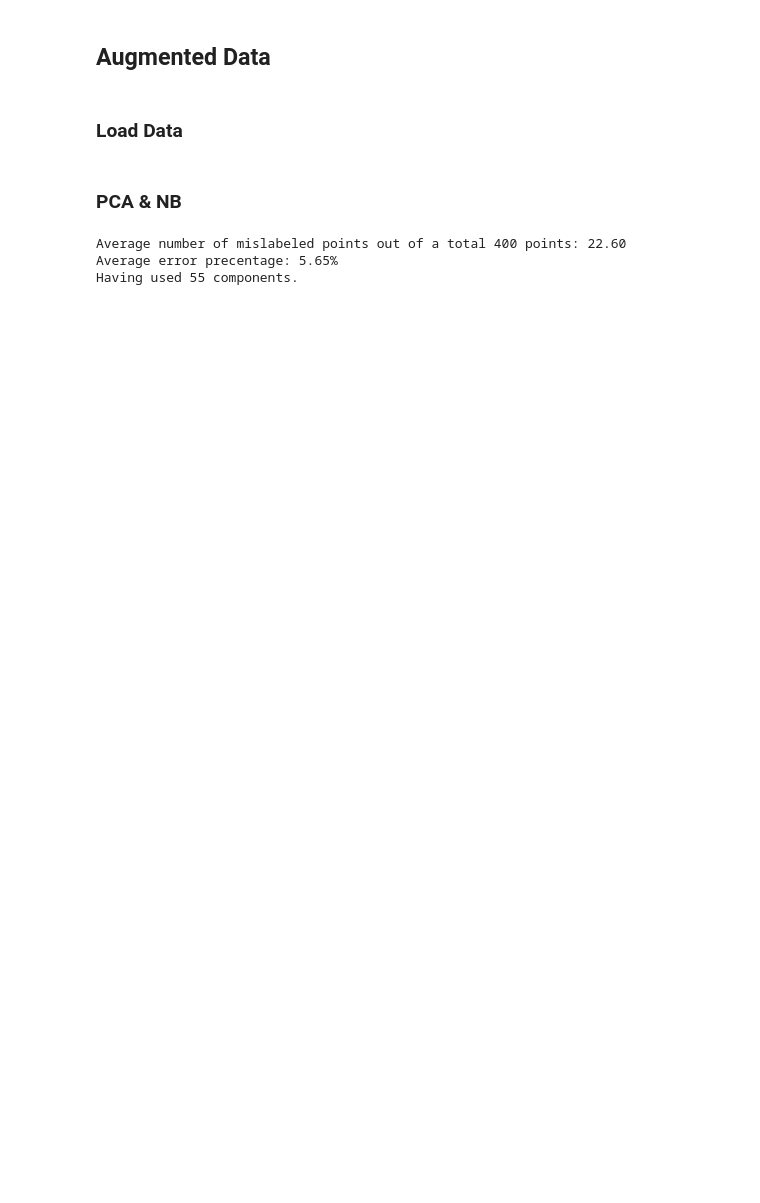
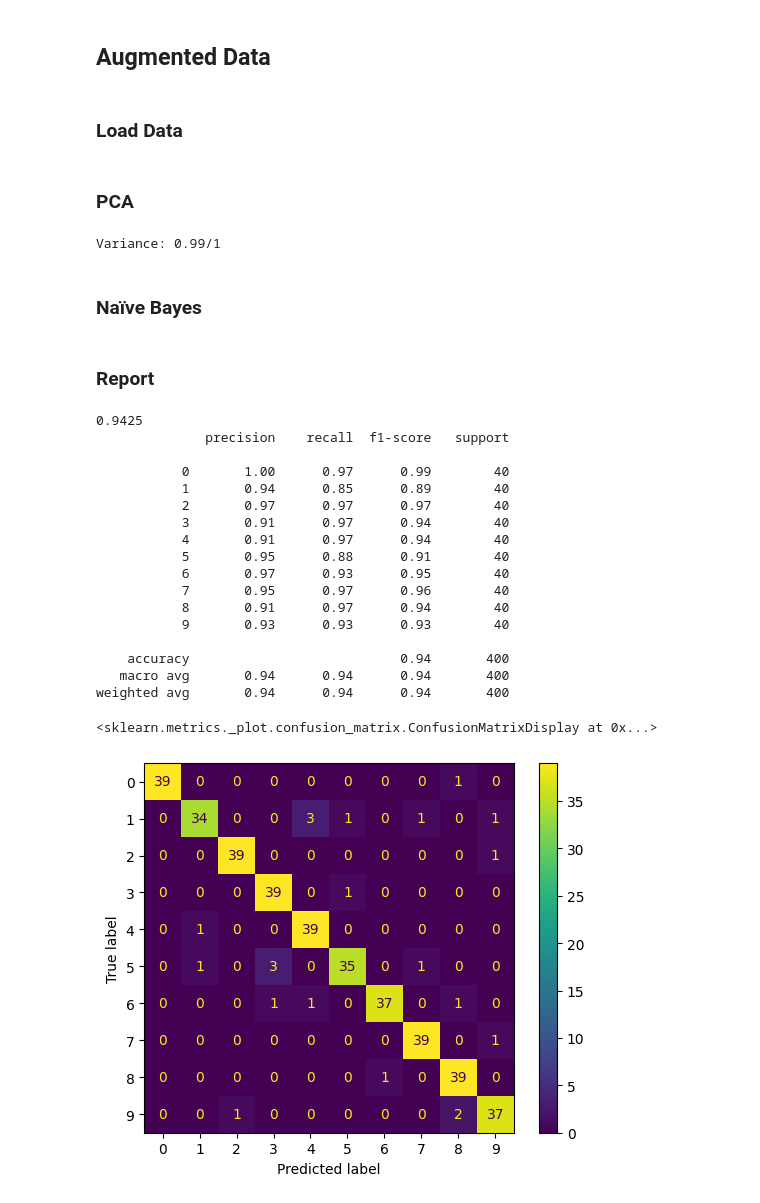
Before and after one commit to oyjuffer/FER-CNN, a Jupyter notebook: naive_bayes.ipynb, the cells around one changed output. Saved outputs shown, nothing was run; the diff lists cells and outputs as text; code cells hidden in the pictures; blank space fills up the shorter version.

```diff
--- a/naive_bayes.ipynb
+++ b/naive_bayes.ipynb
@@ -94,13 +120,45 @@ y_test = np.load("y_test_augmented.npy")
 
 X_train = X_train.reshape((X_train.shape[0], 240))
 # %% [markdown]
-### PCA & NB
+### PCA
-# %%
-misclassification, error, components  = optimized_NB(X_train, X_test, y_train, y_test)
-print("Average number of mislabeled points out of a total %d points: %.2f" % (X_test.shape[0], misclassification))
-print("Average error precentage: %.2f%%" % (error))
-print("Having used {} components.\n".format(components))
-# %% [output]
-Average number of mislabeled points out of a total 400 points: 22.60
-Average error precentage: 5.65%
-Having used 55 components.
+# %%
+variance = optimizer(X_train, X_test, y_train, y_test)
+
+pca = PCA(n_components = variance)
+X_train = pca.fit_transform(X_train)
+X_test = pca.transform(X_test)
+explained_variance = pca.explained_variance_ratio_
+# %% [output]
+Variance: 0.99/1
+# %% [markdown]
+### Naïve Bayes
+# %%
+gnb = GaussianNB()
+y_pred = gnb.fit(X_train, y_train).predict(X_test)
+# %% [markdown]
+### Report
+# %%
+print(accuracy_score(y_test, y_pred))
+print(classification_report(y_test, y_pred))
+
+ConfusionMatrixDisplay.from_predictions(y_test, y_pred, labels=gnb.classes_)
+# %% [output]
+0.9425
+              precision    recall  f1-score   support
+
+           0       1.00      0.97      0.99        40
+           1       0.94      0.85      0.89        40
+           2       0.97      0.97      0.97        40
+           3       0.91      0.97      0.94        40
+           4       0.91      0.97      0.94        40
+           5       0.95      0.88      0.91        40
+           6       0.97      0.93      0.95        40
+           7       0.95      0.97      0.96        40
+           8       0.91      0.97      0.94        40
+           9       0.93      0.93      0.93        40
+
+    accuracy                           0.94       400
+   macro avg       0.94      0.94      0.94       400
+weighted avg       0.94      0.94      0.94       400
+<sklearn.metrics._plot.confusion_matrix.ConfusionMatrixDisplay at 0x...>
+[figure, added]
```
Also changed, not shown: parts of 12 cells of this notebook.
